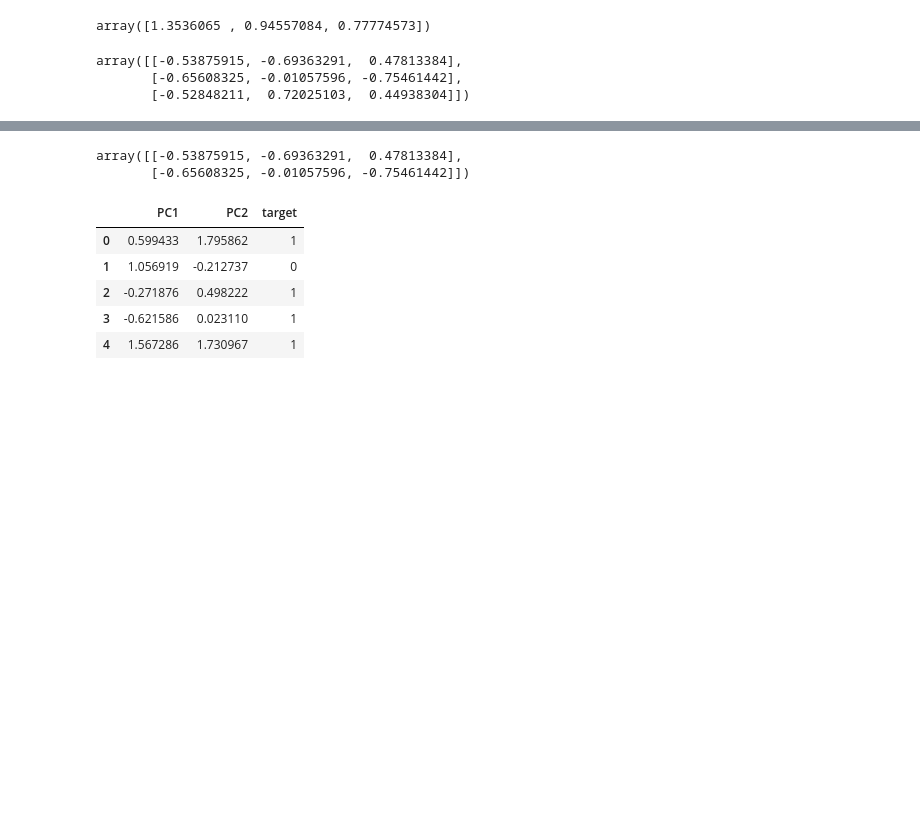
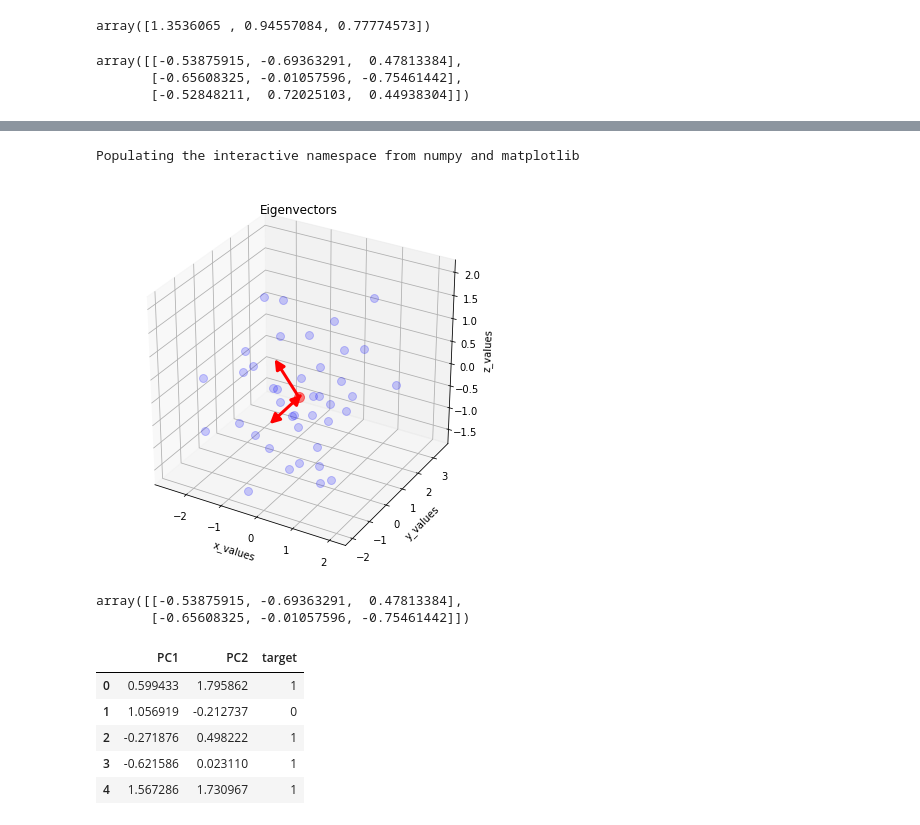
Before and after one commit to RaunakSachdeva2004/ML-100-Days, a Jupyter notebook: day47-pca/pca_step_by_step.ipynb, the cells around one changed output, grey strips where cells are left out. Saved outputs shown, nothing was run; the diff lists cells and outputs as text; code cells hidden in the pictures; blank space fills up the shorter version.

```diff
--- a/day47-pca/pca_step_by_step.ipynb
+++ b/day47-pca/pca_step_by_step.ipynb
@@ -18,7 +18,8 @@ class2_sample = np.random.multivariate_normal(mu_vec2, cov_mat2, 20)
 df1 = pd.DataFrame(class2_sample,columns=['feature1','feature2','feature3'])
 
 df1['target'] = 0
-df = pd.concat([df, df1], ignore_index=True)
+
+df = df.append(df1,ignore_index=True)
 
 df = df.sample(40)
 # %%
@@ -130,3 +75,41 @@ plt.show()
+# %%
+%pylab inline
+
+from matplotlib import pyplot as plt
+from mpl_toolkits.mplot3d import Axes3D
+from mpl_toolkits.mplot3d import proj3d
+from matplotlib.patches import FancyArrowPatch
+
+
+class Arrow3D(FancyArrowPatch):
+    def __init__(self, xs, ys, zs, *args, **kwargs):
+        FancyArrowPatch.__init__(self, (0,0), (0,0), *args, **kwargs)
+        self._verts3d = xs, ys, zs
+
+    def draw(self, renderer):
+        xs3d, ys3d, zs3d = self._verts3d
+        xs, ys, zs = proj3d.proj_transform(xs3d, ys3d, zs3d, renderer.M)
+        self.set_positions((xs[0],ys[0]),(xs[1],ys[1]))
+        FancyArrowPatch.draw(self, renderer)
+
+fig = plt.figure(figsize=(7,7))
+ax = fig.add_subplot(111, projection='3d')
+
+ax.plot(df['feature1'], df['feature2'], df['feature3'], 'o', markersize=8, color='blue', alpha=0.2)
+ax.plot([df['feature1'].mean()], [df['feature2'].mean()], [df['feature3'].mean()], 'o', markersize=10, color='red', alpha=0.5)
+for v in eigen_vectors.T:
+    a = Arrow3D([df['feature1'].mean(), v[0]], [df['feature2'].mean(), v[1]], [df['feature3'].mean(), v[2]], mutation_scale=20, lw=3, arrowstyle="-|>", color="r")
+    ax.add_artist(a)
+ax.set_xlabel('x_values')
+ax.set_ylabel('y_values')
+ax.set_zlabel('z_values')
+
+plt.title('Eigenvectors')
+
+plt.show()
+# %% [output]
+Populating the interactive namespace from numpy and matplotlib
+[figure, added]
 # %%
 pc = eigen_vectors[0:2]
 pc
```
Also changed, not shown: parts of 3 cells of this notebook, 1 other file.
